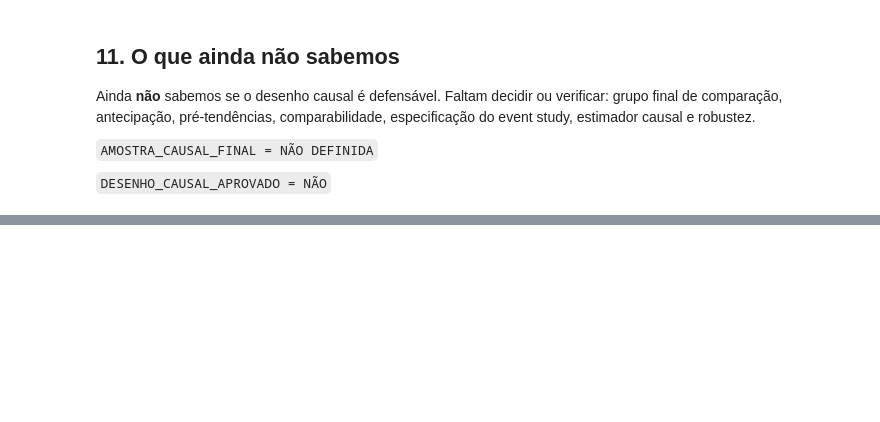
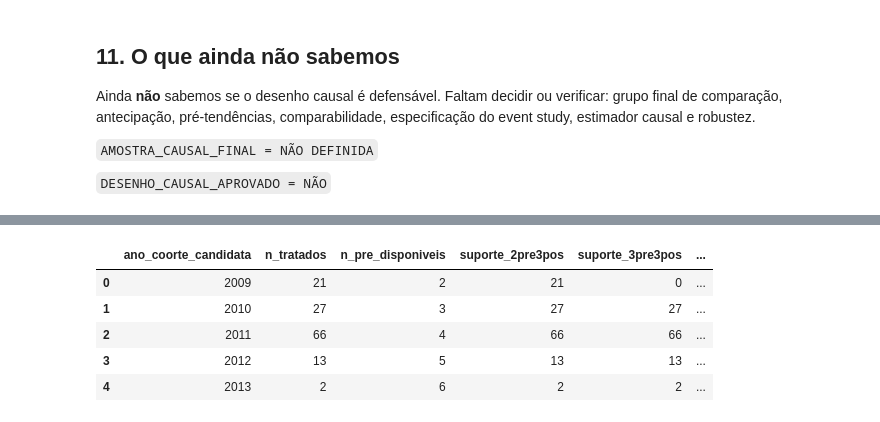
Before and after one commit to ariel-velardo/data-science-projects, a Jupyter notebook: projetos/big-data-expansao-rede-federal-economia-municipal/notebooks/01_analise_expansao_rede_federal_economia_municipal.ipynb, the cells around one changed output, grey strips where cells are left out. Saved outputs shown, nothing was run; the diff lists cells and outputs as text; code cells hidden in the pictures; blank space fills up the shorter version.

Commit message:
feat: implementa gate de identificacao causal
Co-Authored-By: Claude Sonnet 5 <noreply@anthropic.com>

```diff
--- a/projetos/big-data-expansao-rede-federal-economia-municipal/notebooks/01_analise_expansao_rede_federal_economia_municipal.ipynb
+++ b/projetos/big-data-expansao-rede-federal-economia-municipal/notebooks/01_analise_expansao_rede_federal_economia_municipal.ipynb
@@ -262,0 +817,10 @@ O próximo passo é o gate de identificação causal. Depois dele, se aprovado:
+# %%
+tabela_gate = d13.tabela_gate_por_coorte(painel)
+display(estilizar_tabela_ipt(tabela_gate))
+# %% [output]
+|  | ano_coorte_candidata | n_tratados | n_pre_disponiveis | suporte_2pre3pos | suporte_3pre3pos | ... |
+| 0 | 2009 | 21 | 2 | 21 | 0 | ... |
+| 1 | 2010 | 27 | 3 | 27 | 27 | ... |
+| 2 | 2011 | 66 | 4 | 66 | 66 | ... |
+| 3 | 2012 | 13 | 5 | 13 | 13 | ... |
+| 4 | 2013 | 2 | 6 | 2 | 2 | ... |
```
Also changed, not shown: parts of 36 cells of this notebook, 2 other files.
